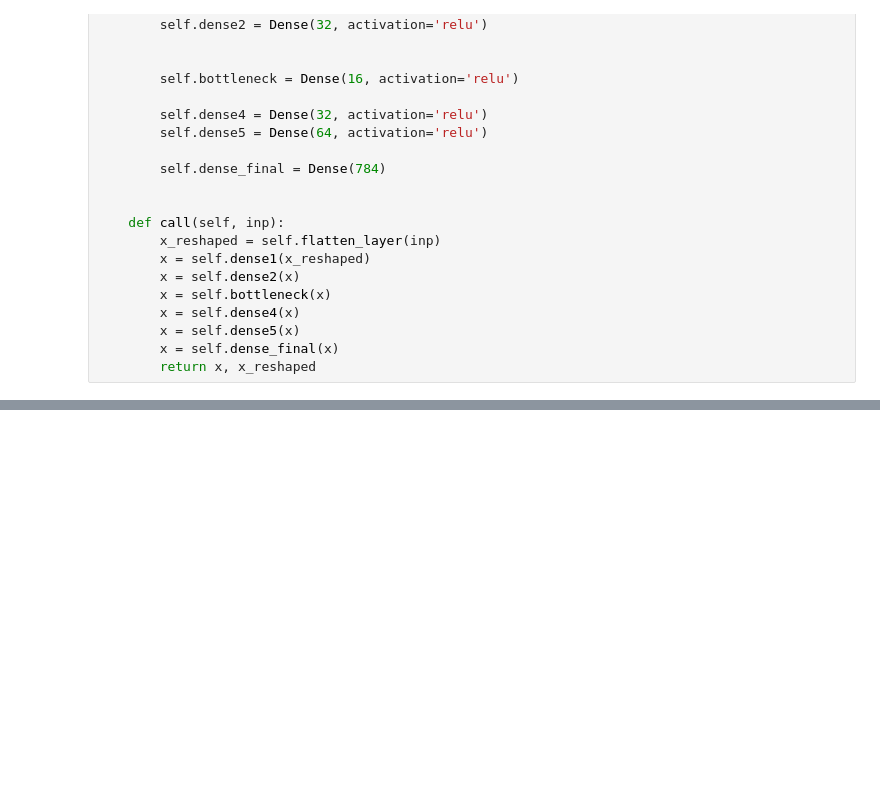
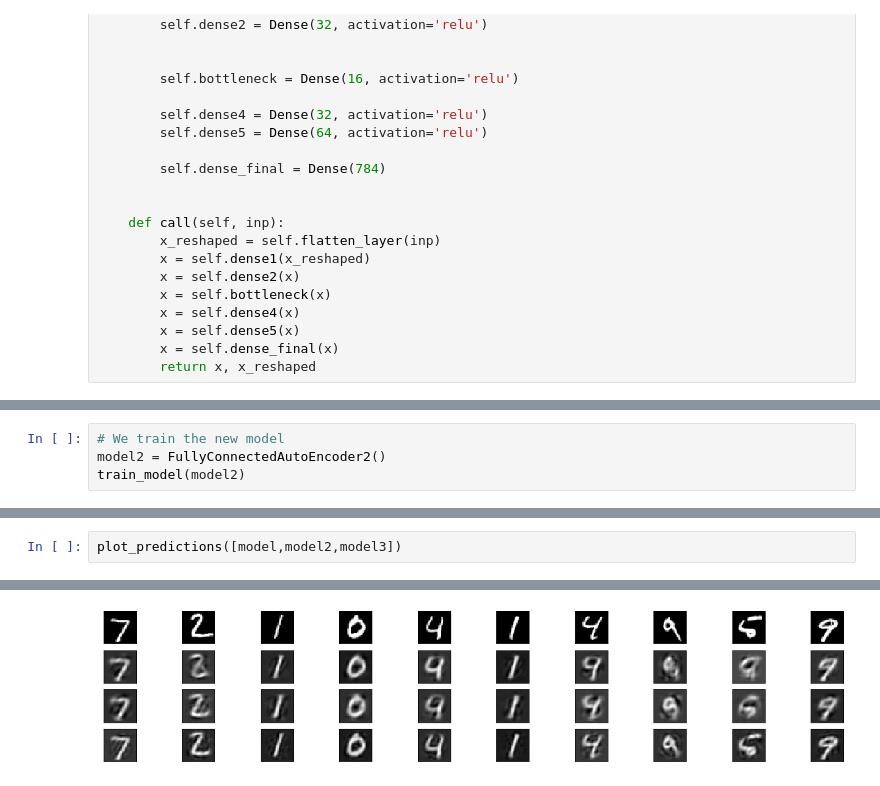
Before and after one commit to TomasSuarezL/oss-stage-2019, a Jupyter notebook: Examples/Autoencoder_example.ipynb, the cells around one changed output, grey strips where cells are left out. Cells and saved outputs as stored; diff of their text form; blank space fills up the shorter version.

```diff
--- a/Examples/Autoencoder_example.ipynb
+++ b/Examples/Autoencoder_example.ipynb
@@ -225,0 +247,4 @@ Step: 0,Loss: [0.05516481 0.0538431  0.03719277 0.0722165  0.03291824 0.07266439
+# %%
+# We train the new model
+model2 = FullyConnectedAutoEncoder2()
+train_model(model2)
@@ -225,0 +327,3 @@ Step: 0,Loss: [0.05516481 0.0538431  0.03719277 0.0722165  0.03291824 0.07266439
+# %%
+plot_predictions([model,model2,model3])
+# %% [output]
@@ -225,0 +333 @@ Step: 0,Loss: [0.05516481 0.0538431  0.03719277 0.0722165  0.03291824 0.07266439
+[figure, added]
```
Also changed, not shown: parts of 25 cells of this notebook.
